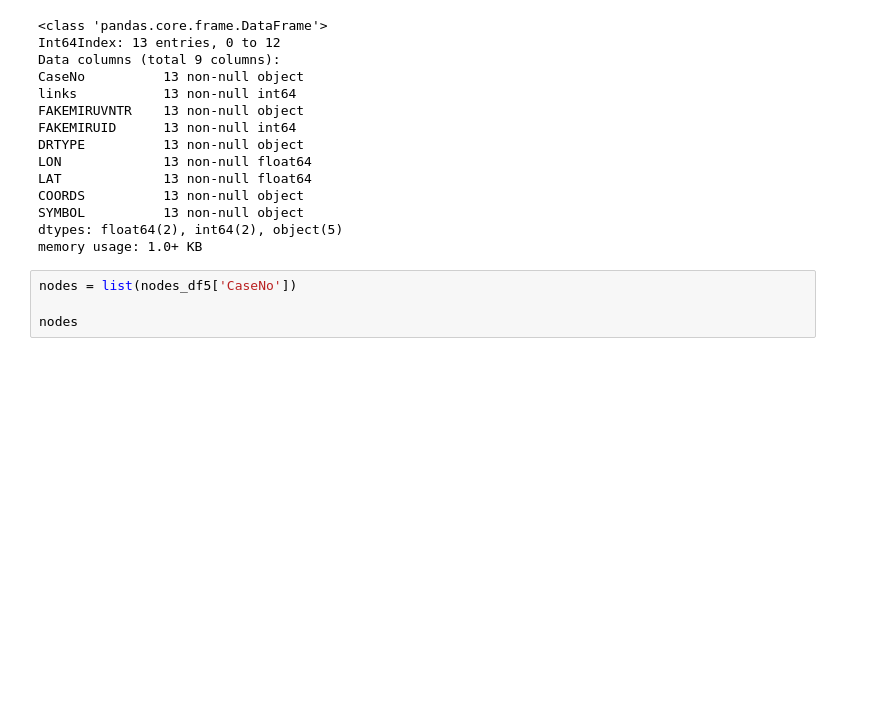
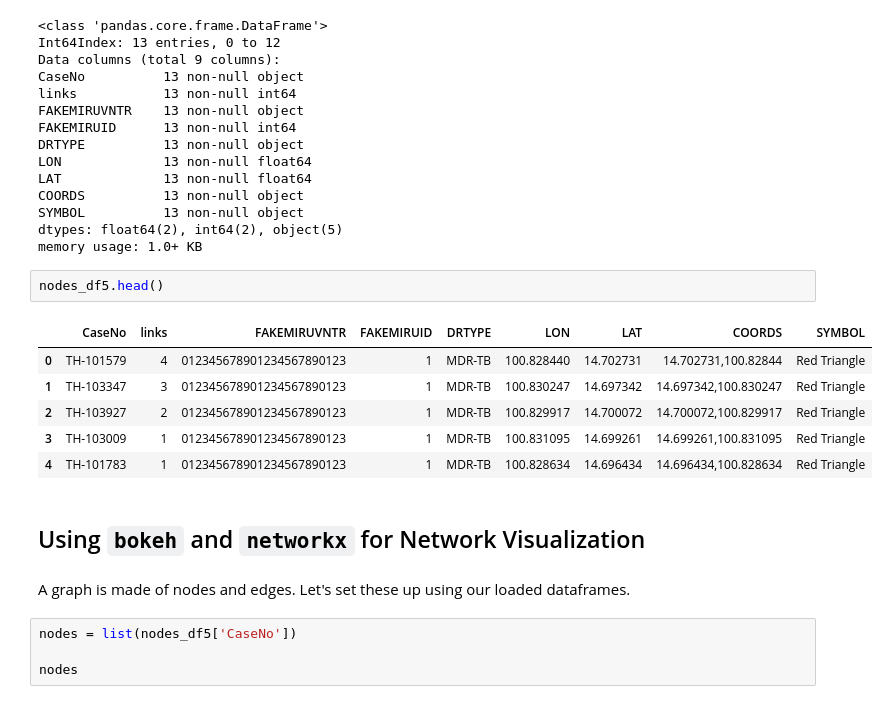
Before and after one commit to PHI-Case-Studies/2005-MDR-TB-Outbreak-Thailand, a Jupyter notebook: NB07-MDR-TB-Case-Study-Part-3.ipynb, the cells around one changed output. Cells and saved outputs as stored; diff of their text form; blank space fills up the shorter version.

```diff
--- a/NB07-MDR-TB-Case-Study-Part-3.ipynb
+++ b/NB07-MDR-TB-Case-Study-Part-3.ipynb
@@ -45,6 +41,19 @@ COORDS          13 non-null object
 SYMBOL          13 non-null object
 dtypes: float64(2), int64(2), object(5)
 memory usage: 1.0+ KB
+# %%
+nodes_df5.head()
+# %% [output]
+|  | CaseNo | links | FAKEMIRUVNTR | FAKEMIRUID | DRTYPE | LON | LAT | COORDS | SYMBOL |
+| 0 | TH-101579 | 4 | 012345678901234567890123 | 1 | MDR-TB | 100.828440 | 14.702731 | 14.702731,100.82844 | Red Triangle |
+| 1 | TH-103347 | 3 | 012345678901234567890123 | 1 | MDR-TB | 100.830247 | 14.697342 | 14.697342,100.830247 | Red Triangle |
+| 2 | TH-103927 | 2 | 012345678901234567890123 | 1 | MDR-TB | 100.829917 | 14.700072 | 14.700072,100.829917 | Red Triangle |
+| 3 | TH-103009 | 1 | 012345678901234567890123 | 1 | MDR-TB | 100.831095 | 14.699261 | 14.699261,100.831095 | Red Triangle |
+| 4 | TH-101783 | 1 | 012345678901234567890123 | 1 | MDR-TB | 100.828634 | 14.696434 | 14.696434,100.828634 | Red Triangle |
+# %% [markdown]
+## Using `bokeh` and `networkx` for Network Visualization
+# %% [markdown]
+A graph is made of nodes and edges. Let's set these up using our loaded dataframes.
 # %%
 nodes = list(nodes_df5['CaseNo'])
 
```
Also changed, not shown: parts of 20 cells of this notebook, 6 other files.
